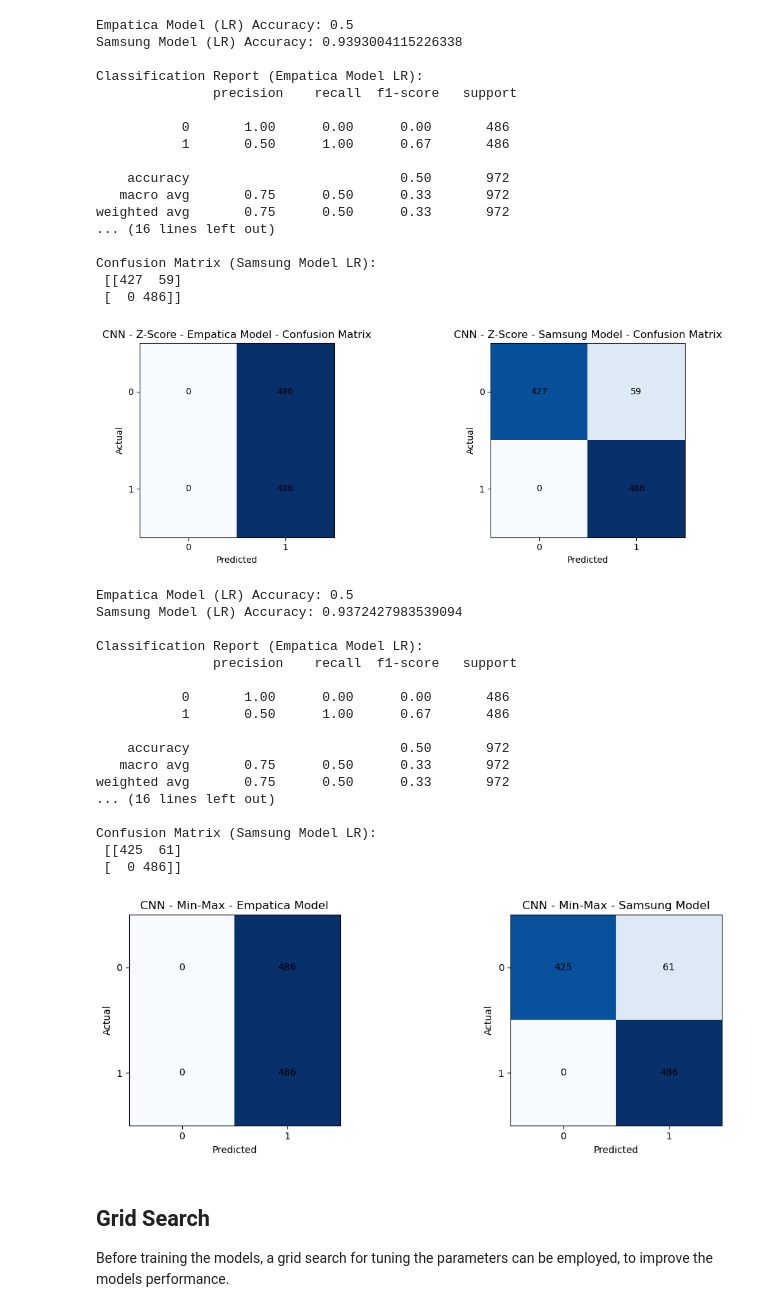
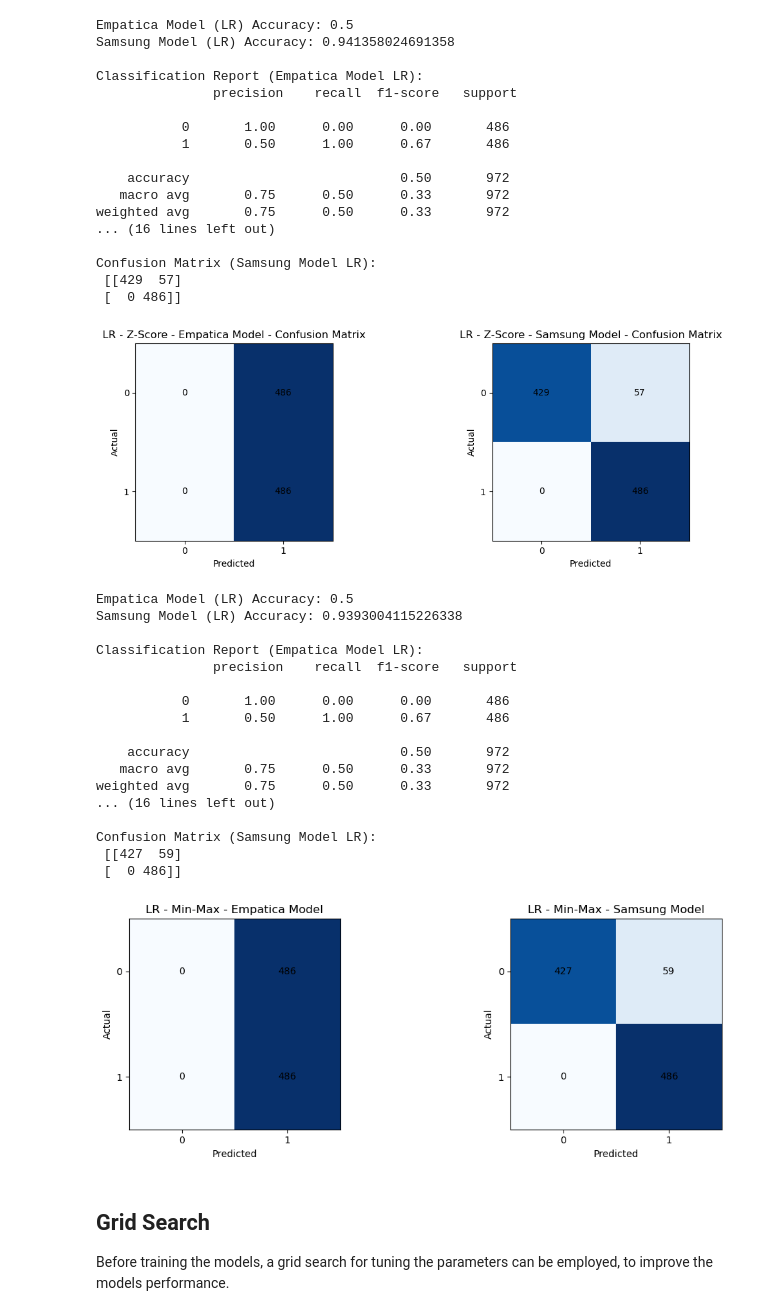
Before and after one commit to Aloa0001/AI-Data-Management, a Jupyter notebook: project/5-logistic-reggresion.ipynb, the cells around one changed output. Saved outputs shown, nothing was run; the diff lists cells and outputs as text; code cells hidden in the pictures.

```diff
--- a/project/5-logistic-reggresion.ipynb
+++ b/project/5-logistic-reggresion.ipynb
@@ -67,7 +67,7 @@ fig, axes = plt.subplots(1, 2, figsize=(12, 4))
 
 # Plot confusion matrices
 axes[0].imshow(conf_mat_empatica_lr, cmap="Blues")
-axes[0].set_title("CNN - Z-Score - Empatica Model - Confusion Matrix")
+axes[0].set_title("LR - Z-Score - Empatica Model - Confusion Matrix")
 axes[0].set_xticks([0, 1])
 axes[0].set_yticks([0, 1])
 axes[0].set_xlabel("Predicted")
@@ -84,43 +84,43 @@ for i in range(conf_mat_empatica_lr.shape[0]):
         )
 
 axes[1].imshow(conf_mat_samsung_lr, cmap="Blues")
-axes[1].set_title("CNN - Z-Score - Samsung Model - Confusion Matrix")
+axes[1].set_title("LR - Z-Score - Samsung Model - Confusion Matrix")
 axes[1].set_xticks([0, 1])
 axes[1].set_yticks([0, 1])
 axes[1].set_xlabel("Predicted")
 axes[1].set_ylabel("Actual")
 for i in range(conf_mat_samsung_lr.shape[0]):
     for j in range(conf_mat_samsung_lr.shape[1]):
         axes[1].text(
             j,
             i,
             str(int(conf_mat_samsung_lr[i, j])),
             ha="center",
             va="center",
             color="black",
         )
 # Show the figure
 plt.tight_layout()
 plt.show()
 # %% [output]
 Empatica Model (LR) Accuracy: 0.5
-Samsung Model (LR) Accuracy: 0.9393004115226338
+Samsung Model (LR) Accuracy: 0.941358024691358
 
 Classification Report (Empatica Model LR):
                precision    recall  f1-score   support
 
            0       1.00      0.00      0.00       486
            1       0.50      1.00      0.67       486
 
     accuracy                           0.50       972
    macro avg       0.75      0.50      0.33       972
 weighted avg       0.75      0.50      0.33       972
 ... (16 lines left out)
 
 Confusion Matrix (Samsung Model LR):
- [[427  59]
+ [[429  57]
  [  0 486]]
-[figure, old version]
+[figure, new version]
 # %%
 import pandas as pd
 from sklearn.linear_model import LogisticRegression
@@ -191,7 +191,7 @@ fig, axes = plt.subplots(1, 2, figsize=(12, 4))
 
 # Plot confusion matrices
 axes[0].imshow(conf_mat_empatica_lr, cmap="Blues")
-axes[0].set_title("CNN - Min-Max - Empatica Model")
+axes[0].set_title("LR - Min-Max - Empatica Model")
 axes[0].set_xticks([0, 1])
 axes[0].set_yticks([0, 1])
 axes[0].set_xlabel("Predicted")
@@ -208,7 +208,7 @@ for i in range(conf_mat_empatica_lr.shape[0]):
         )
 
 axes[1].imshow(conf_mat_samsung_lr, cmap="Blues")
-axes[1].set_title("CNN - Min-Max - Samsung Model")
+axes[1].set_title("LR - Min-Max - Samsung Model")
 axes[1].set_xticks([0, 1])
 axes[1].set_yticks([0, 1])
 axes[1].set_xlabel("Predicted")
@@ -228,7 +228,7 @@ plt.tight_layout()
 plt.show()
 # %% [output]
 Empatica Model (LR) Accuracy: 0.5
-Samsung Model (LR) Accuracy: 0.9372427983539094
+Samsung Model (LR) Accuracy: 0.9393004115226338
 
 Classification Report (Empatica Model LR):
                precision    recall  f1-score   support
@@ -242,9 +242,9 @@ weighted avg       0.75      0.50      0.33       972
 ... (16 lines left out)
 
 Confusion Matrix (Samsung Model LR):
- [[425  61]
+ [[427  59]
  [  0 486]]
-[figure, old version]
+[figure, new version]
 # %% [markdown]
 ## Grid Search
 
```
Also changed, not shown: parts of 3 cells of this notebook, 2 other files.
